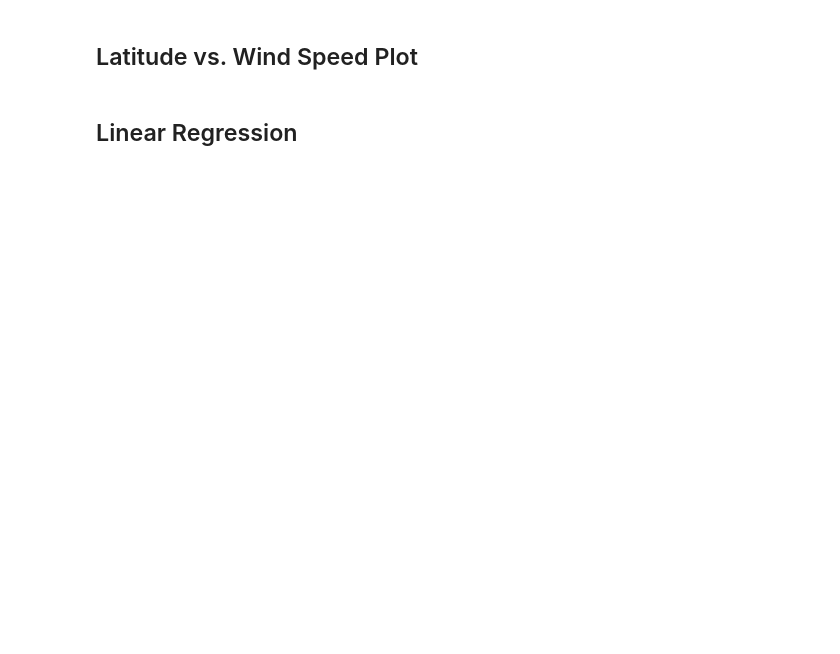
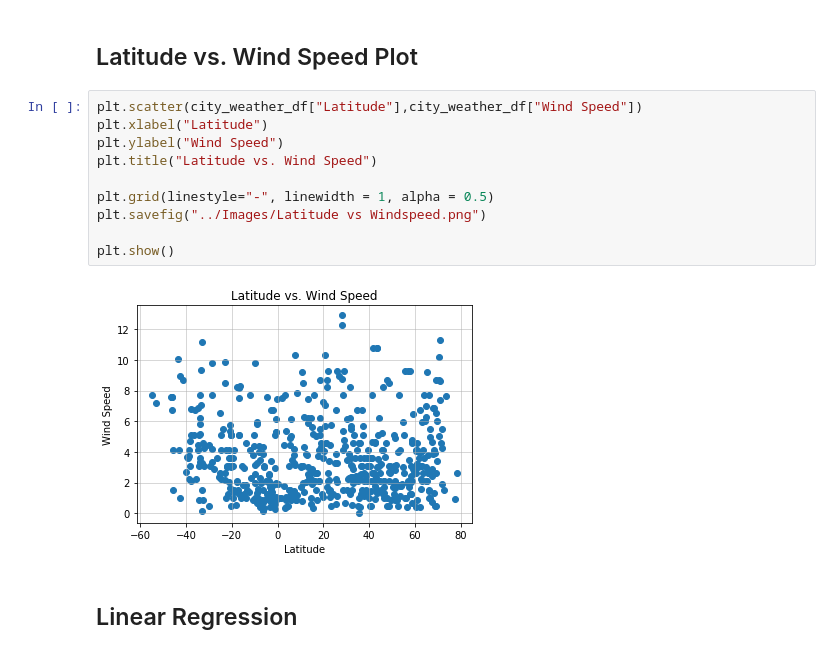
Before and after one commit to Kthomas09/python_api_challenge, a Jupyter notebook: 06-Python-APIs/Instructions/starter_code/WeatherPy.ipynb, the cells around one changed output. Drawn from its saved outputs; the diff is of its cells as text; blank space fills up the shorter version.

```diff
--- a/06-Python-APIs/Instructions/starter_code/WeatherPy.ipynb
+++ b/06-Python-APIs/Instructions/starter_code/WeatherPy.ipynb
@@ -190,5 +288,17 @@ Skip this step if there are no cities that have humidity > 100%.
 # %% [markdown]
 ## Latitude vs. Wind Speed Plot
+# %%
+plt.scatter(city_weather_df["Latitude"],city_weather_df["Wind Speed"])
+plt.xlabel("Latitude")
+plt.ylabel("Wind Speed")
+plt.title("Latitude vs. Wind Speed")
+
+plt.grid(linestyle="-", linewidth = 1, alpha = 0.5)
+plt.savefig("../Images/Latitude vs Windspeed.png")
+
+plt.show()
+# %% [output]
+[figure, added]
 # %% [markdown]
 ## Linear Regression
 # %%
```
Also changed, not shown: parts of 22 cells of this notebook, 14 other files.
